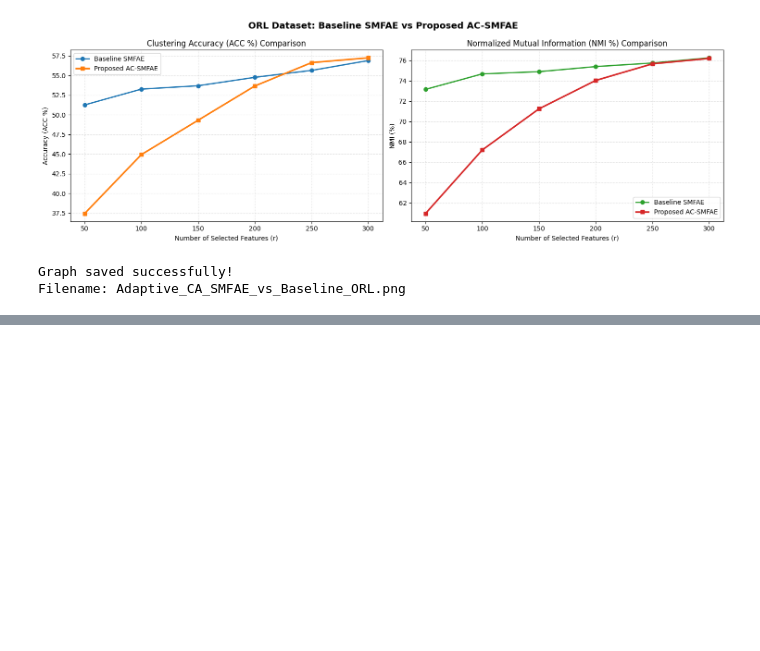
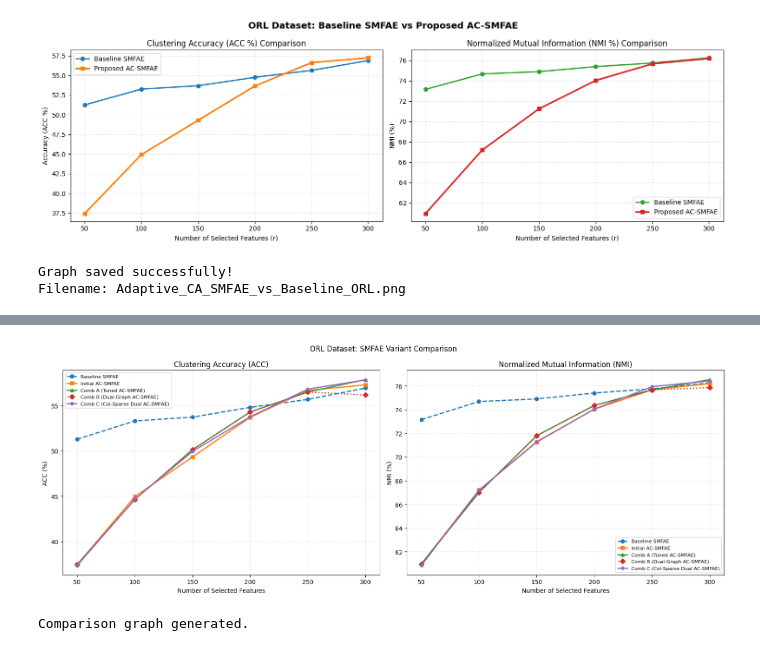
Before and after one commit to cmshebeeb/SMFS-AutoEncoder, a Jupyter notebook: notebooks/07_Proposed_Adaptive_CAE_ORL.ipynb, the cells around one changed output, grey strips where cells are left out. Cells and saved outputs as stored; diff of their text form; code cells hidden in the pictures; blank space fills up the shorter version.

Commit message:
Added new proposed method on Leukemia, ORL dataset

```diff
--- a/notebooks/07_Proposed_Adaptive_CAE_ORL.ipynb
+++ b/notebooks/07_Proposed_Adaptive_CAE_ORL.ipynb
@@ -597,0 +1194,72 @@ File path: d:\Projects\SMFS-AutoEncoder\reports\results\accuracy_nmi.csv
+# %%
+
+#generate png image of graph
+import os
+import pandas as pd
+import matplotlib.pyplot as plt
+
+# Load baseline results from the existing CSV
+csv_path = os.path.join("..", "reports", "results", "accuracy_nmi.csv")
+
+if not os.path.exists(csv_path):
+    raise FileNotFoundError(f"CSV file not found: {csv_path}")
+
+df = pd.read_csv(csv_path)
+
+baseline_rows = df[
+    (df["Dataset"].astype(str).str.upper() == "ORL")
+    & (df["Method"].astype(str).str.strip().str.lower()
+       .isin(["smfae", "baseline smfae"]))
+]
+
+if baseline_rows.empty:
+    raise ValueError(
+        "Baseline SMFAE results are not in the CSV. "
+        "Check the actual baseline method name."
+    )
+
+baseline_results = {
+    int(row["Num_Selected_Features"]): {
+        "ACC_mean": row["ACC_Mean"],
+        "NMI_mean": row["NMI_Mean"]
+    }
+    for _, row in baseline_rows.iterrows()
+}
+
+all_results = {
+    "Baseline SMFAE": baseline_results,
+    "Initial AC-SMFAE": results_ac_smfae,
+    "Comb A (Tuned AC-SMFAE)": results_combination_a,
+    "Comb B (Dual-Graph AC-SMFAE)": results_combination_b,
+    "Comb C (Col-Sparse Dual AC-SMFAE)": results_combination_c,
+}
+
+styles = ["o--", "s-", "^-", "D:", "p-"]
+fig, (ax1, ax2) = plt.subplots(1, 2, figsize=(16, 6))
+
+for (method, results), style in zip(all_results.items(), styles):
+    features = sorted(results.keys())
+    acc = [results[r]["ACC_mean"] for r in features]
+    nmi = [results[r]["NMI_mean"] for r in features]
+
+    ax1.plot(features, acc, style, linewidth=2, label=method)
+    ax2.plot(features, nmi, style, linewidth=2, label=method)
+
+for ax, title, ylabel in [
+    (ax1, "Clustering Accuracy (ACC)", "ACC (%)"),
+    (ax2, "Normalized Mutual Information (NMI)", "NMI (%)")
+]:
+    ax.set_title(title)
+    ax.set_xlabel("Number of Selected Features")
+    ax.set_ylabel(ylabel)
+    ax.grid(True, linestyle=":", alpha=0.6)
+    ax.legend(fontsize=8)
+
+fig.suptitle("ORL Dataset: SMFAE Variant Comparison")
+fig.tight_layout()
+plt.show()
+
+print("Comparison graph generated.")
+# %% [output]
+[figure, added]
+Comparison graph generated.
```
Also changed, not shown: parts of 21 cells of this notebook, 4 other files.
